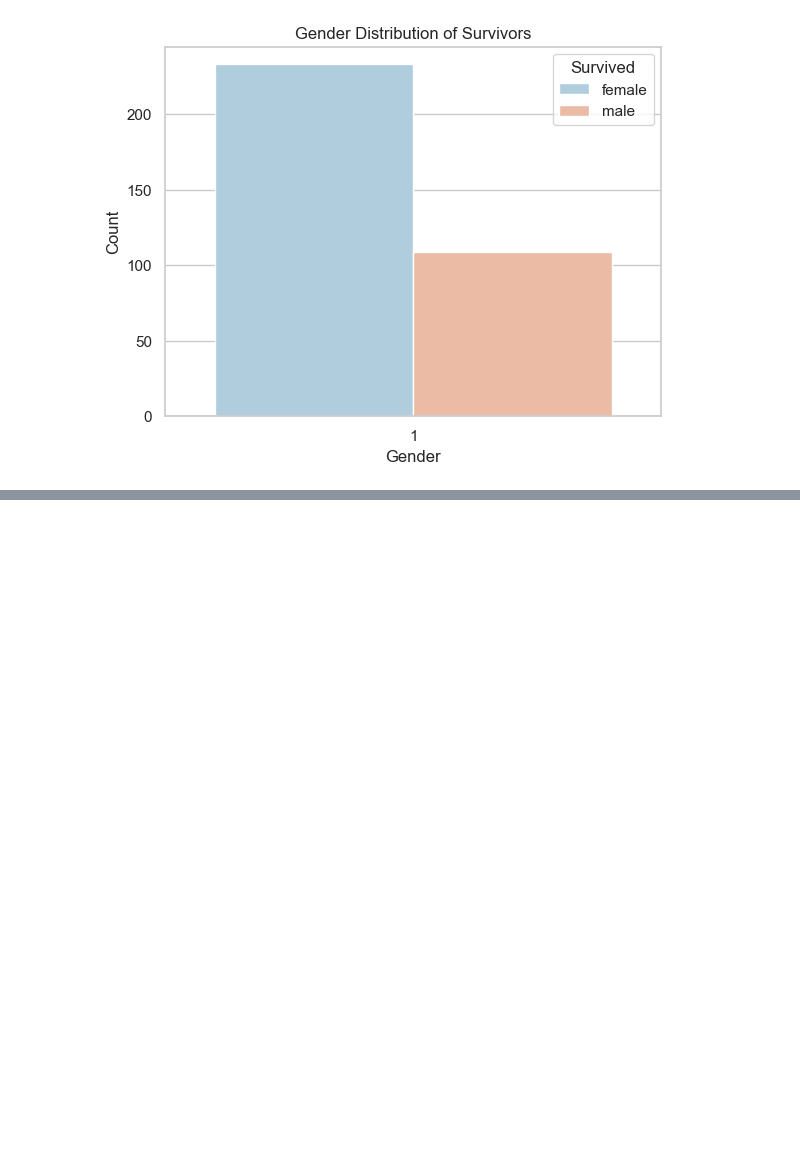
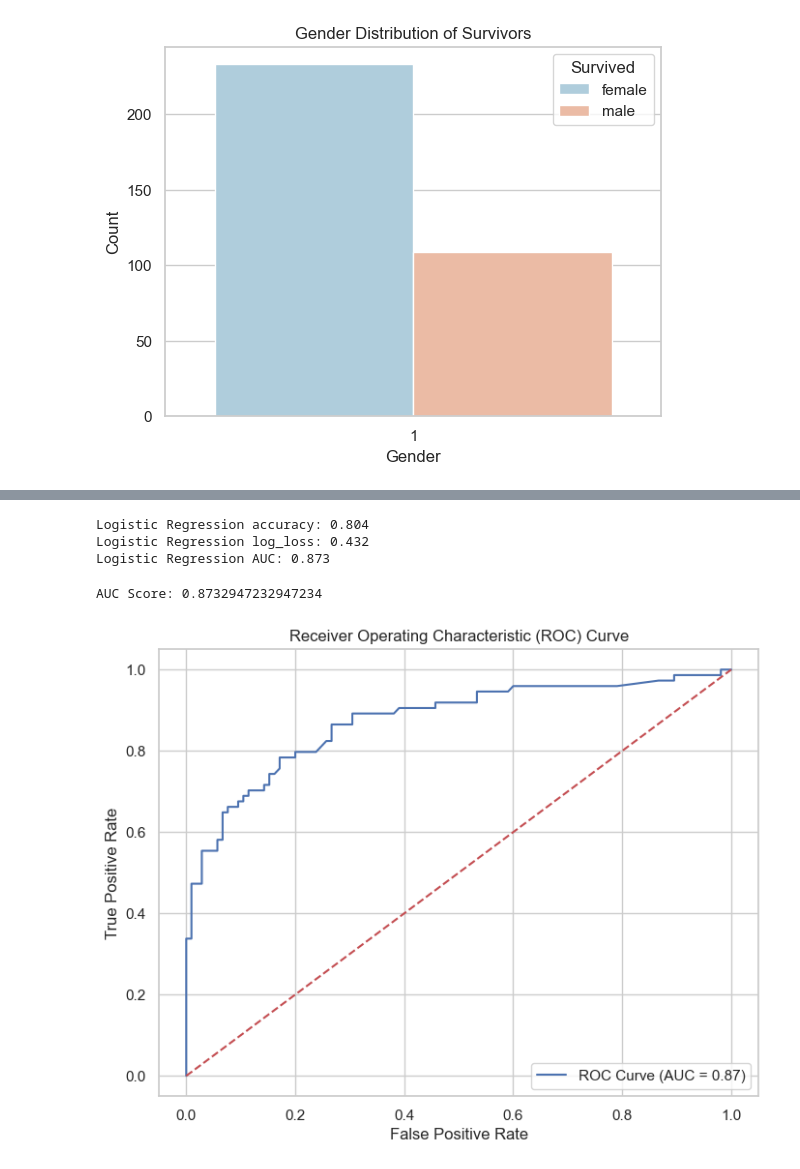
Before and after one commit to Ewnn/MachineLearning, a Jupyter notebook: LogisticRegression/main.ipynb, the cells around one changed output, grey strips where cells are left out. Saved outputs shown, nothing was run; the diff lists cells and outputs as text; code cells hidden in the pictures; blank space fills up the shorter version.

```diff
--- a/LogisticRegression/main.ipynb
+++ b/LogisticRegression/main.ipynb
@@ -299,0 +317,8 @@ plt.show()
+# %%
+# Create RFE model and select 8 attributes
+rfe = RFE(log_reg, n_features_to_select=8)
+rfe.fit(X, y)
+
+# Get the selected features
+selected_features_8 = X.columns[rfe.support_]
+print("Selected features (8 attributes):", selected_features_8)
@@ -299,0 +339,64 @@ plt.show()
+# %%
+# Create the new dataframe with selected 8 features
+X_selected = X[selected_features_rfecv]
+
+# Split the data (train/test split with alpha=20%)
+X_train, X_test, y_train, y_test = train_test_split(X_selected, y, test_size=0.2, random_state=42)
+
+# Instantiate the LogisticRegression estimator
+log_reg = LogisticRegression(max_iter=1000, random_state=42)
+
+# Fit the model
+log_reg.fit(X_train, y_train)
+
+# Make predictions on the test set
+y_pred = log_reg.predict(X_test)
+
+# Make predictions with predict_proba function for log_loss and AUC
+y_pred_proba = log_reg.predict_proba(X_test)[:, 1]
+
+# Evaluate the model
+accuracy = accuracy_score(y_test, y_pred)
+log_loss_value = log_loss(y_test, y_pred_proba)
+roc_auc = roc_auc_score(y_test, y_pred_proba)
+
+# Print the results
+print(f"Logistic Regression accuracy: {accuracy:.3f}")
+print(f"Logistic Regression log_loss: {log_loss_value:.3f}")
+print(f"Logistic Regression AUC: {roc_auc:.3f}")
+# %% [output]
+Logistic Regression accuracy: 0.804
+Logistic Regression log_loss: 0.432
+Logistic Regression AUC: 0.873
+# %%
+from sklearn.metrics import roc_curve, roc_auc_score
+from sklearn.model_selection import train_test_split
+
+# Split the data into training and testing sets
+X_train, X_test, y_train, y_test = train_test_split(X, y, test_size=0.2, random_state=42)
+
+# Train the Logistic Regression model
+log_reg.fit(X_train, y_train)
+
+# Predict the probabilities for the positive class
+y_probs = log_reg.predict_proba(X_test)[:, 1]
+
+# Compute the ROC curve
+fpr, tpr, thresholds = roc_curve(y_test, y_probs)
+
+# Compute the AUC (Area Under the Curve)
+auc_score = roc_auc_score(y_test, y_probs)
+print(f"AUC Score: {auc_score}")
+
+# Plot the ROC curve
+plt.figure(figsize=(8, 6))
+plt.plot(fpr, tpr, color='b', label=f'ROC Curve (AUC = {auc_score:.2f})')
+plt.plot([0, 1], [0, 1], color='r', linestyle='--')  # Diagonal line representing random classifier
+plt.title('Receiver Operating Characteristic (ROC) Curve')
+plt.xlabel('False Positive Rate')
+plt.ylabel('True Positive Rate')
+plt.legend(loc='lower right')
+plt.show()
+# %% [output]
+AUC Score: 0.8732947232947234
+[figure, added]
```
Also changed, not shown: parts of 6 cells of this notebook, 1 other file.
